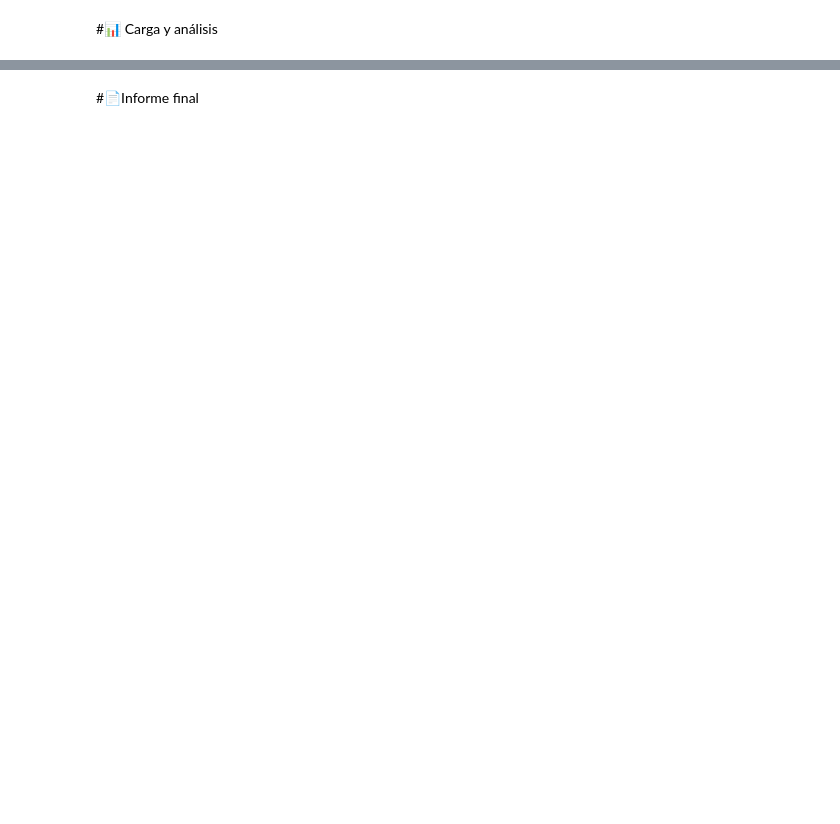
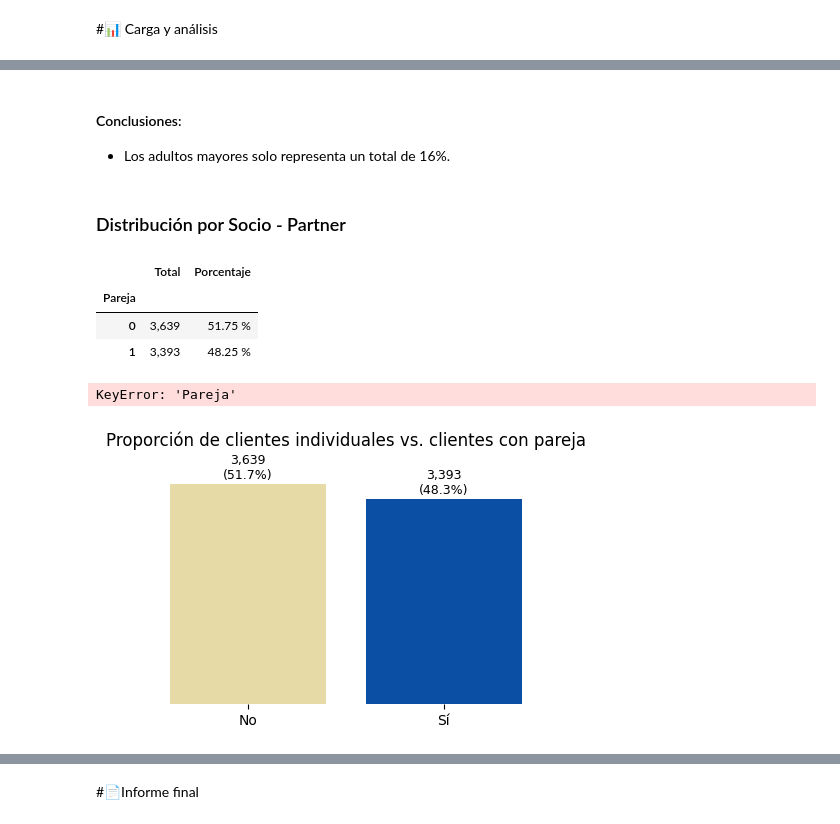
Before and after one commit to EddersonPR/challenge-telecom-x, a Jupyter notebook: TelecomX_LATAM.ipynb, the cells around one changed output, grey strips where cells are left out. Drawn from its saved outputs; the diff is of its cells as text; code cells hidden in the pictures; blank space fills up the shorter version.

```diff
--- a/TelecomX_LATAM.ipynb
+++ b/TelecomX_LATAM.ipynb
@@ -40,0 +445,67 @@ dtype: object
+# %% [markdown]
+#### Conclusiones:
+- Los adultos mayores solo representa un total de 16%.
+# %% [markdown]
+### Distribución por Socio - Partner
+# %%
+# Distribución de Socio (Partner)
+distribucion_socio = df['Pareja'].value_counts()
+porcentajes = df['Pareja'].value_counts(normalize=True) * 100
+
+# Construir DataFrame base
+resumen = pd.DataFrame({
+    'Total': distribucion_socio,
+    'Porcentaje': porcentajes.round(2)
+})
+
+# Formatear columnas de salida
+resumen['Porcentaje'] = resumen['Porcentaje'].apply(lambda x: f"{x:,.2f} %")
+resumen['Total'] = resumen['Total'].apply(lambda x: f"{x:,.0f}")
+resumen.index.name = 'Pareja'
+
+resumen
+# %% [output]
+|  | Total | Porcentaje |
+| Pareja |  |  |
+| 0 | 3,639 | 51.75 % |
+| 1 | 3,393 | 48.25 % |
+# %%
+socio = df['Pareja'].value_counts()
+socio['Pareja'] = socio['Pareja'].replace({0: 'No', 1: 'Si'})
+socio
+# %% [output]
+KeyError: 'Pareja'
+# %%
+# Conteo
+socio = df['Pareja'].value_counts()
+
+# Reemplazar etiquetas del índice
+socio.index = socio.index.map({0: 'No', 1: 'Sí'})
+
+# Porcentajes alineados con socio
+porcentaje = (socio / socio.sum()) * 100
+
+# Colores
+colores = ['#e6daa6', '#0A4FA3']
+
+# Gráfico
+fig, ax = plt.subplots(figsize=(5,3))
+ax.set_frame_on(False)
+
+ax.bar(socio.index, socio.values, color=colores)
+ax.set_title('Proporción de clientes individuales vs. clientes con pareja', pad=20)
+ax.set_yticks([])
+
+# Etiquetas
+for i, (total, pct) in enumerate(zip(socio.values, porcentaje.values)):
+    ax.text(
+        i, total + 30,
+        f'{total:,.0f}\n({pct:.1f}%)',
+        ha='center',
+        va='bottom',
+        fontsize=9
+    )
+
+plt.show()
+# %% [output]
+[figure, added]
```
Also changed, not shown: parts of 49 cells of this notebook.
